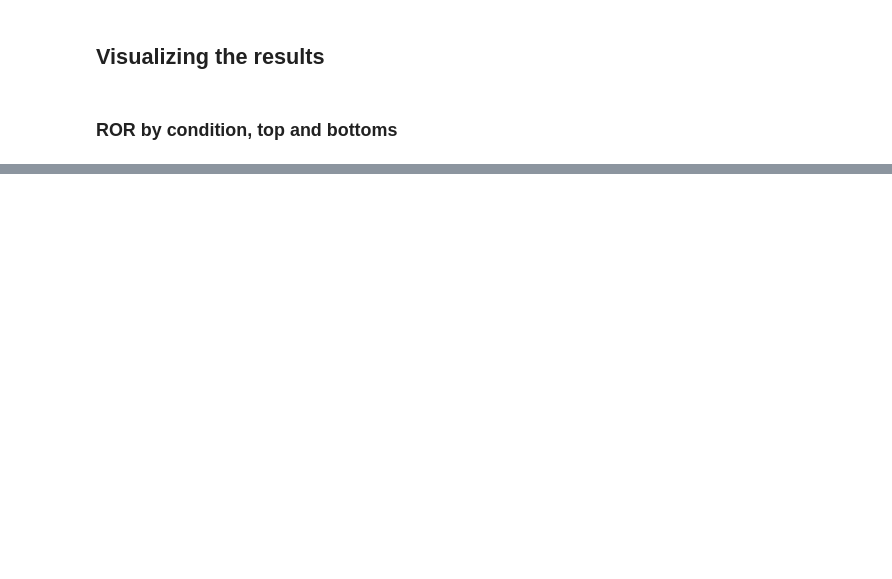
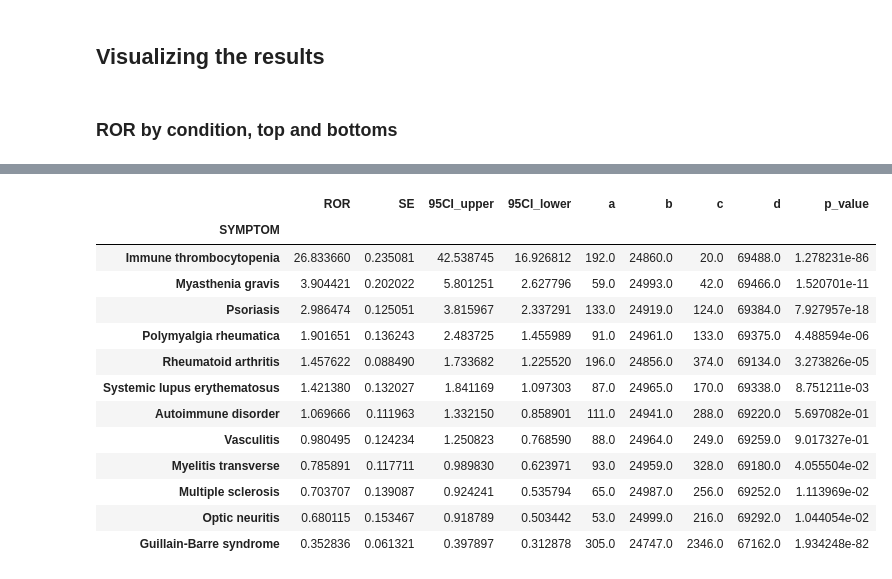
Before and after one commit to chrisvoncsefalvay/covid-19-autoimmune-aefis, a Jupyter notebook: src/A case-control study of autoimmune AEFIs following COVID-19 vaccination reported to VAERS.ipynb, the cells around one changed output, grey strips where cells are left out. Saved outputs shown, nothing was run; the diff lists cells and outputs as text; code cells hidden in the pictures; blank space fills up the shorter version.

```diff
--- a/src/A case-control study of autoimmune AEFIs following COVID-19 vaccination reported to VAERS.ipynb
+++ b/src/A case-control study of autoimmune AEFIs following COVID-19 vaccination reported to VAERS.ipynb
@@ -853,0 +859,17 @@ plt.savefig("../writeup/figures/forest_plot_by_etiology.pdf")
+# %%
+odds_ratios
+# %% [output]
+|  | ROR | SE | 95CI_upper | 95CI_lower | a | b | c | d | p_value |
+| SYMPTOM |  |  |  |  |  |  |  |  |  |
+| Immune thrombocytopenia | 26.833660 | 0.235081 | 42.538745 | 16.926812 | 192.0 | 24860.0 | 20.0 | 69488.0 | 1.278231e-86 |
+| Myasthenia gravis | 3.904421 | 0.202022 | 5.801251 | 2.627796 | 59.0 | 24993.0 | 42.0 | 69466.0 | 1.520701e-11 |
+| Psoriasis | 2.986474 | 0.125051 | 3.815967 | 2.337291 | 133.0 | 24919.0 | 124.0 | 69384.0 | 7.927957e-18 |
+| Polymyalgia rheumatica | 1.901651 | 0.136243 | 2.483725 | 1.455989 | 91.0 | 24961.0 | 133.0 | 69375.0 | 4.488594e-06 |
+| Rheumatoid arthritis | 1.457622 | 0.088490 | 1.733682 | 1.225520 | 196.0 | 24856.0 | 374.0 | 69134.0 | 3.273826e-05 |
+| Systemic lupus erythematosus | 1.421380 | 0.132027 | 1.841169 | 1.097303 | 87.0 | 24965.0 | 170.0 | 69338.0 | 8.751211e-03 |
+| Autoimmune disorder | 1.069666 | 0.111963 | 1.332150 | 0.858901 | 111.0 | 24941.0 | 288.0 | 69220.0 | 5.697082e-01 |
+| Vasculitis | 0.980495 | 0.124234 | 1.250823 | 0.768590 | 88.0 | 24964.0 | 249.0 | 69259.0 | 9.017327e-01 |
+| Myelitis transverse | 0.785891 | 0.117711 | 0.989830 | 0.623971 | 93.0 | 24959.0 | 328.0 | 69180.0 | 4.055504e-02 |
+| Multiple sclerosis | 0.703707 | 0.139087 | 0.924241 | 0.535794 | 65.0 | 24987.0 | 256.0 | 69252.0 | 1.113969e-02 |
+| Optic neuritis | 0.680115 | 0.153467 | 0.918789 | 0.503442 | 53.0 | 24999.0 | 216.0 | 69292.0 | 1.044054e-02 |
+| Guillain-Barre syndrome | 0.352836 | 0.061321 | 0.397897 | 0.312878 | 305.0 | 24747.0 | 2346.0 | 67162.0 | 1.934248e-82 |
```
Also changed, not shown: parts of 24 cells of this notebook, 5 other files.
